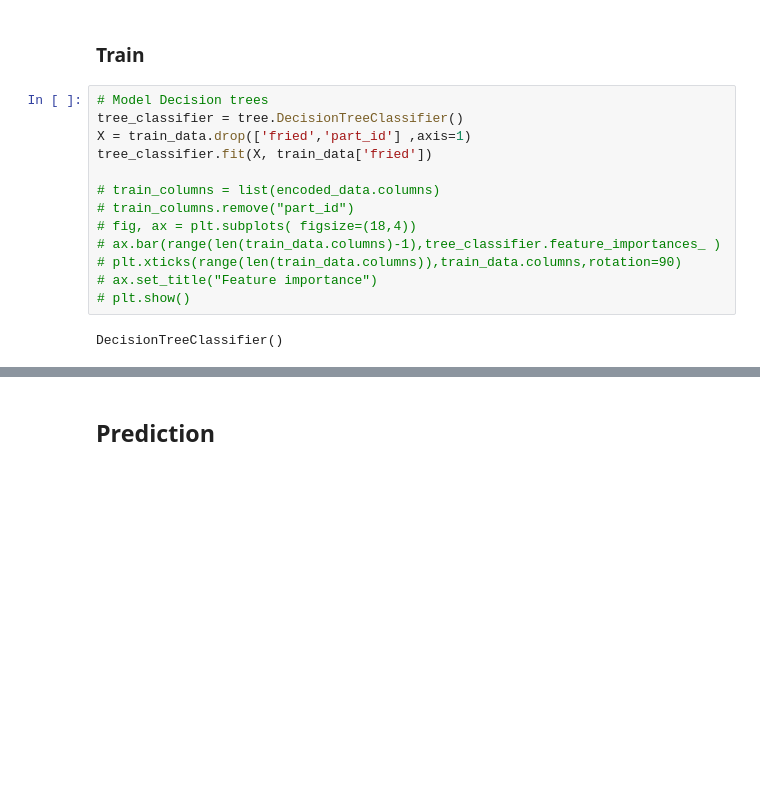
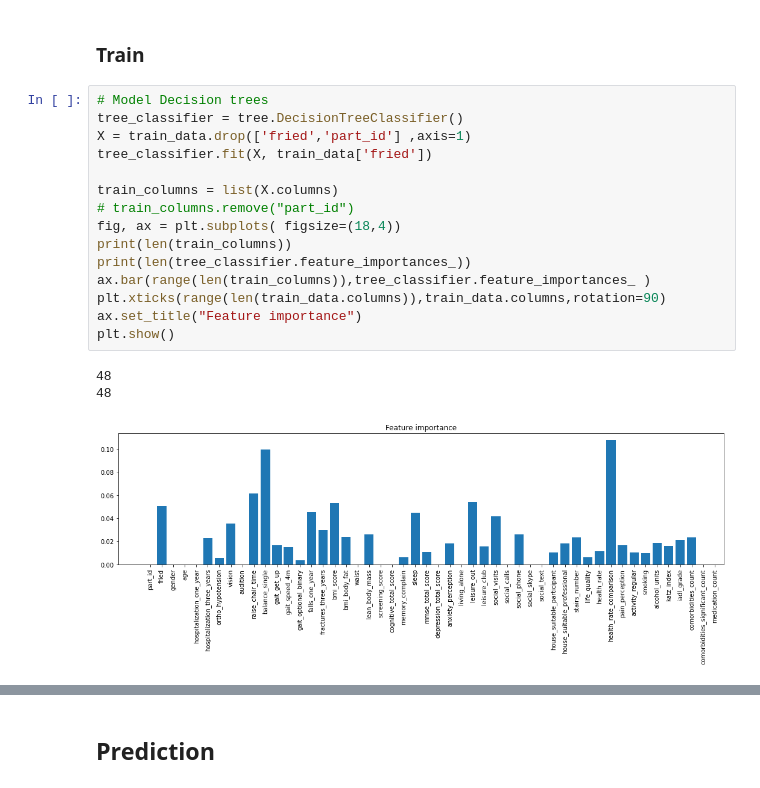
Before and after one commit to ckkaper/frailty-estimation-pipeline, a Jupyter notebook: notebooks/Preprocessing.ipynb, the cells around one changed output, grey strips where cells are left out. Cells and saved outputs as stored; diff of their text form; blank space fills up the shorter version.

```diff
--- a/notebooks/Preprocessing.ipynb
+++ b/notebooks/Preprocessing.ipynb
@@ -96,16 +96,20 @@ test_data.head()
 # %%
 # Model Decision trees
 tree_classifier = tree.DecisionTreeClassifier()
 X = train_data.drop(['fried','part_id'] ,axis=1)
 tree_classifier.fit(X, train_data['fried'])
 
-# train_columns = list(encoded_data.columns)
+train_columns = list(X.columns)
 # train_columns.remove("part_id")
-# fig, ax = plt.subplots( figsize=(18,4))
-# ax.bar(range(len(train_data.columns)-1),tree_classifier.feature_importances_ )
-# plt.xticks(range(len(train_data.columns)),train_data.columns,rotation=90)
-# ax.set_title("Feature importance")
-# plt.show()
+fig, ax = plt.subplots( figsize=(18,4))
+print(len(train_columns))
+print(len(tree_classifier.feature_importances_))
+ax.bar(range(len(train_columns)),tree_classifier.feature_importances_ )
+plt.xticks(range(len(train_data.columns)),train_data.columns,rotation=90)
+ax.set_title("Feature importance")
+plt.show()
 # %% [output]
-DecisionTreeClassifier()
+48
+48
+[figure, added]
 # %%
```
Also changed, not shown: parts of 2 cells of this notebook, 5 other files.
